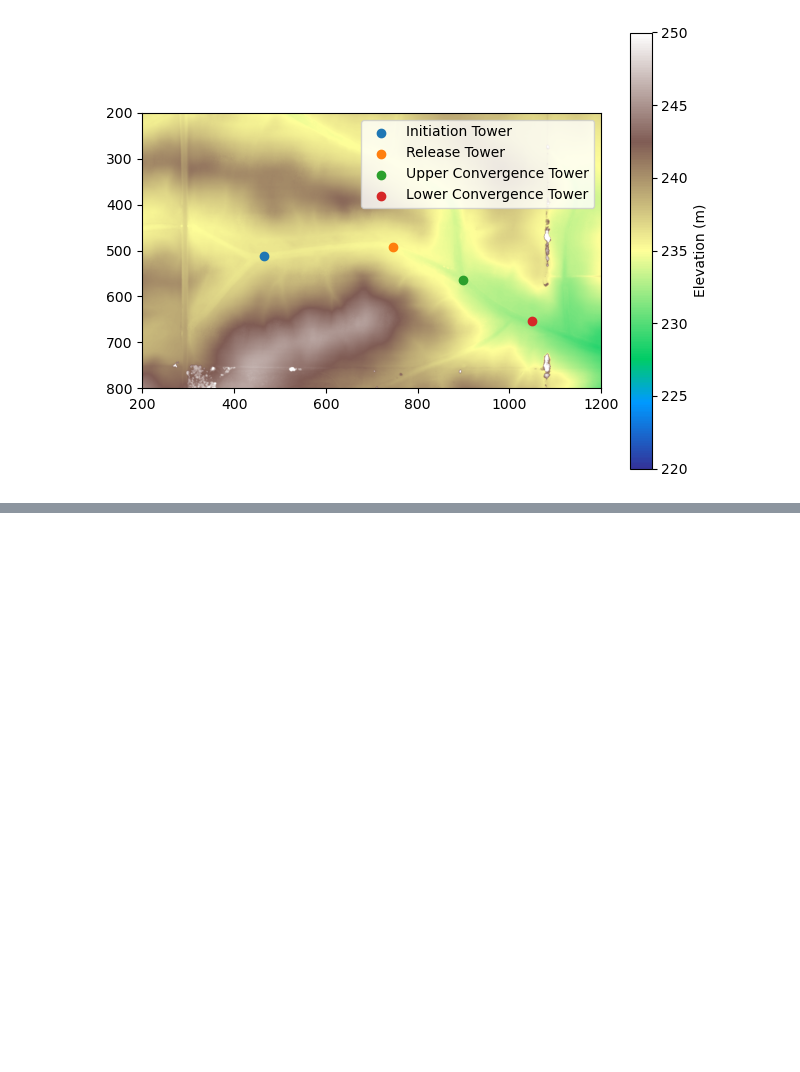
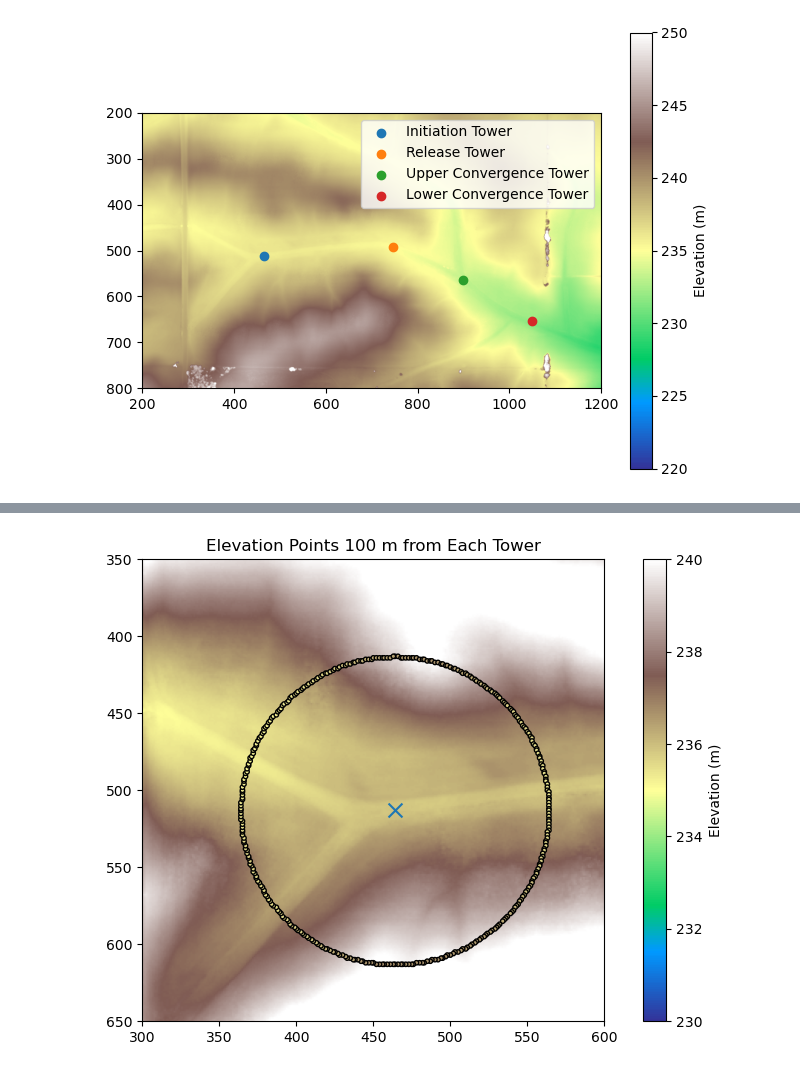
Before and after one commit to marositesUSC/SAVANT, a Jupyter notebook: topography.ipynb, the cells around one changed output, grey strips where cells are left out. Drawn from its saved outputs; the diff is of its cells as text; code cells hidden in the pictures; blank space fills up the shorter version.

```diff
--- a/topography.ipynb
+++ b/topography.ipynb
@@ -138,0 +173,20 @@ Lower Convergence Tower: col=1048, row=654, shape=(1097, 1696)
+# %%
+# Store the elevation profiles at any distance steps and bearings from each tower
+distance_steps = [100]
+bearing_steps = np.arange(0, 360, 1)  # 0 to 359 degrees in 10 degree steps
+
+elevation_points = pd.DataFrame(columns=['tower', 'distance', 'bearing', 'row', 'col', 'elevation', 'delta_elevation'])
+for tower_key in towers.keys():
+    for distance in distance_steps:
+        for bearing in bearing_steps:
+            row, col, elev = get_row_col_from_tower(tower_key, distance, bearing)
+            if elev is not None:
+                delta_elev = elev - towers[tower_key]['elvation']
+            else:
+                delta_elev = None
+            temp_df = [tower_key, distance, bearing,  row, col, elev, delta_elev]
+            elevation_points = pd.concat([elevation_points, pd.DataFrame([temp_df], columns=elevation_points.columns)], ignore_index=True)
+
+    print(f"Elevation profile created for {tower_key}")
+
+elevation_points
@@ -138,0 +211,27 @@ Lower Convergence Tower: col=1048, row=654, shape=(1097, 1696)
+# %%
+# Plot elevation points for each tower at 100 m distance
+plt.figure(figsize=(10, 6))
+with rasterio.open(os.path.join(land_dir, dem_1m_proj)) as src:
+    elevation = src.read(1)
+    transform = src.transform
+    bounds = src.bounds
+    crs = src.crs
+    plt.imshow(elevation, cmap='terrain', vmin=230, vmax=240)
+    plt.colorbar(label='Elevation (m)')
+    for tower, data in towers.items():
+        row, col = rasterio.transform.rowcol(transform, data['x_y'][0], data['x_y'][1])
+        plt.scatter(col, row, label=data['label'], marker='x', s=100)
+    # use the same color bar as the elevation map
+    for tower_key in towers.keys():
+        tower_points = elevation_points[elevation_points['tower'] == tower_key]
+        plt.scatter(tower_points['col'], tower_points['row'], c=tower_points['elevation'], label=towers[tower_key]['label'], s=10, cmap='terrain', vmin=220, vmax=250, edgecolors='black')
+    # add colorbar for elevation points
+
+    plt.xlim(300, 600)
+    plt.ylim(650, 350)
+    # plt.legend()
+    plt.title('Elevation Points 100 m from Each Tower')
+    # plt.tight_layout()
+    plt.show()
+# %% [output]
+[figure, added]
```
Also changed, not shown: parts of 15 cells of this notebook.
